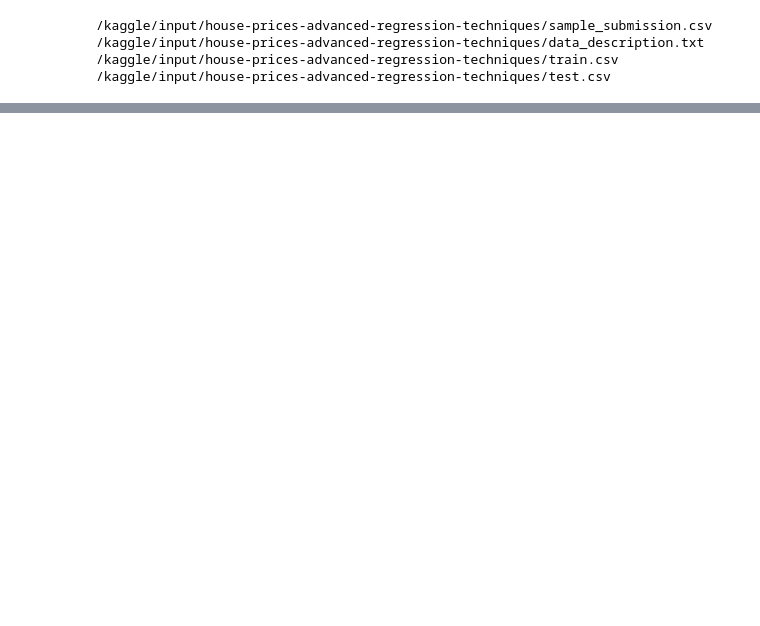
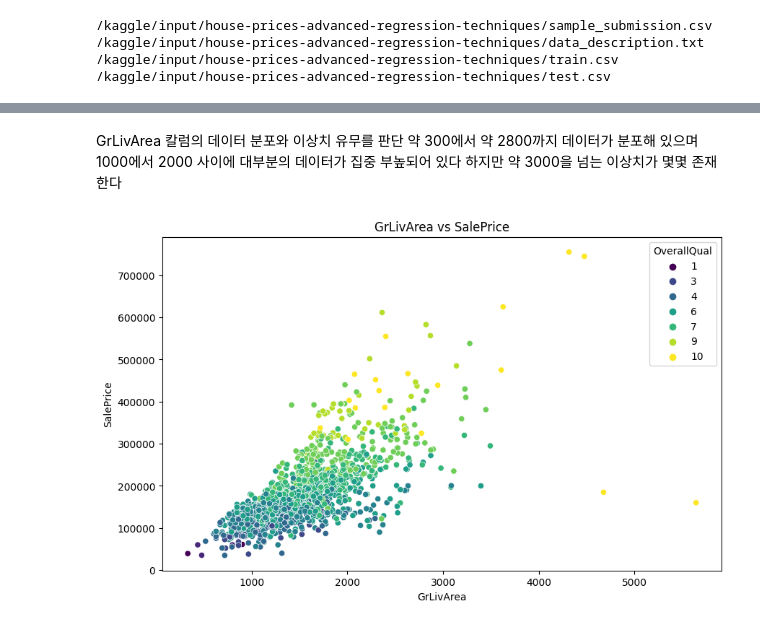
Before and after one commit to lesserpanda1225/Kaggle, a Jupyter notebook: house-price.ipynb, the cells around one changed output, grey strips where cells are left out. Drawn from its saved outputs; the diff is of its cells as text; code cells hidden in the pictures; blank space fills up the shorter version.

```diff
--- a/house-price.ipynb
+++ b/house-price.ipynb
@@ -63,0 +121,12 @@ X_train[numerical_cols] = numerical_
+# %% [markdown]
+GrLivArea 칼럼의 데이터 분포와 이상치 유무를 판단
+약 300에서 약 2800까지 데이터가 분포해 있으며 1000에서 2000 사이에 대부분의 데이터가 집중 부높되어 있다 하지만 약 3000을 넘는 이상치가 몇몇 존재한다
+# %%
+plt.figure(figsize=(10, 6))
+sns.scatterplot(x=train_data['GrLivArea'], y=train_data['SalePrice'], hue=train_data['OverallQual'], palette="viridis")
+plt.title("GrLivArea vs SalePrice")
+plt.xlabel("GrLivArea")
+plt.ylabel("SalePrice")
+plt.show()
+# %% [output]
+[figure, added]
```
Also changed, not shown: parts of 42 cells of this notebook.
